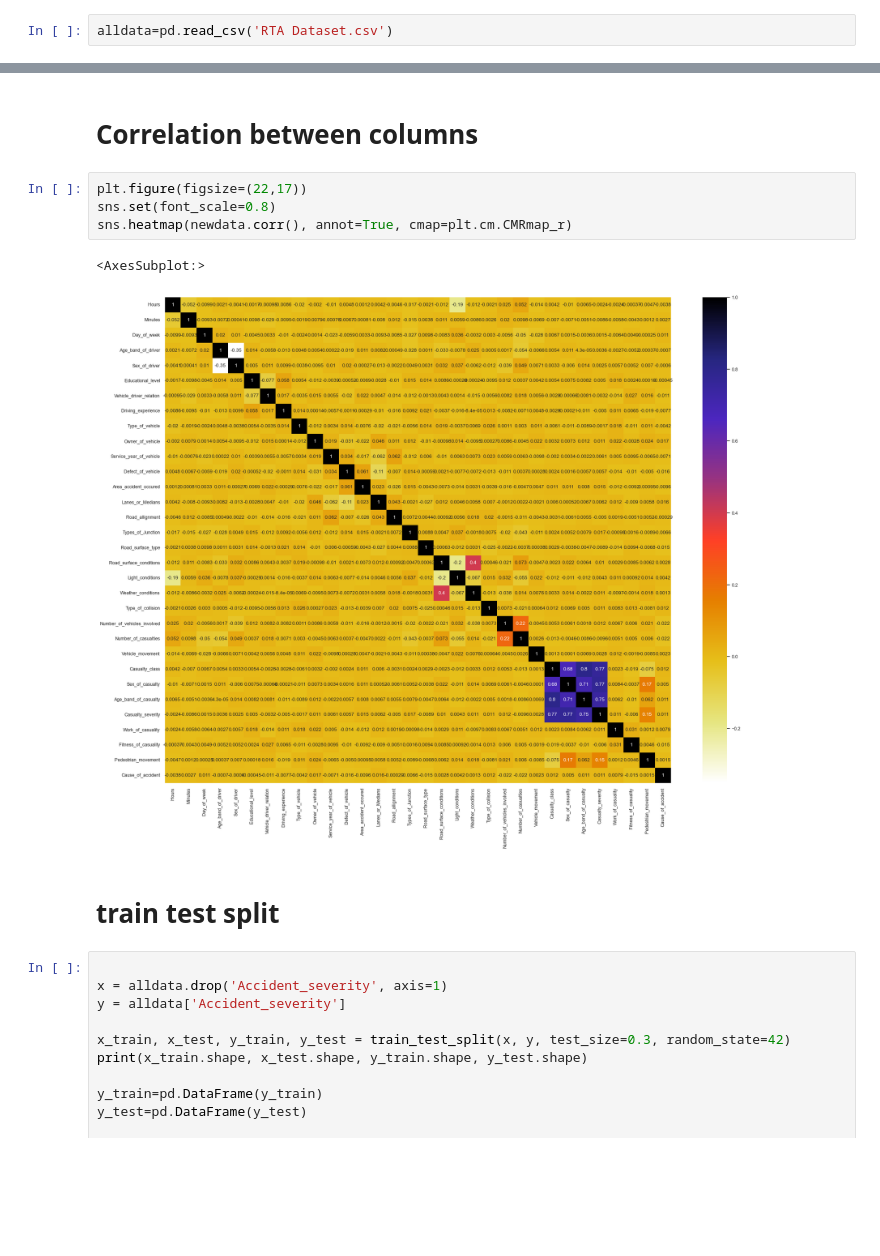
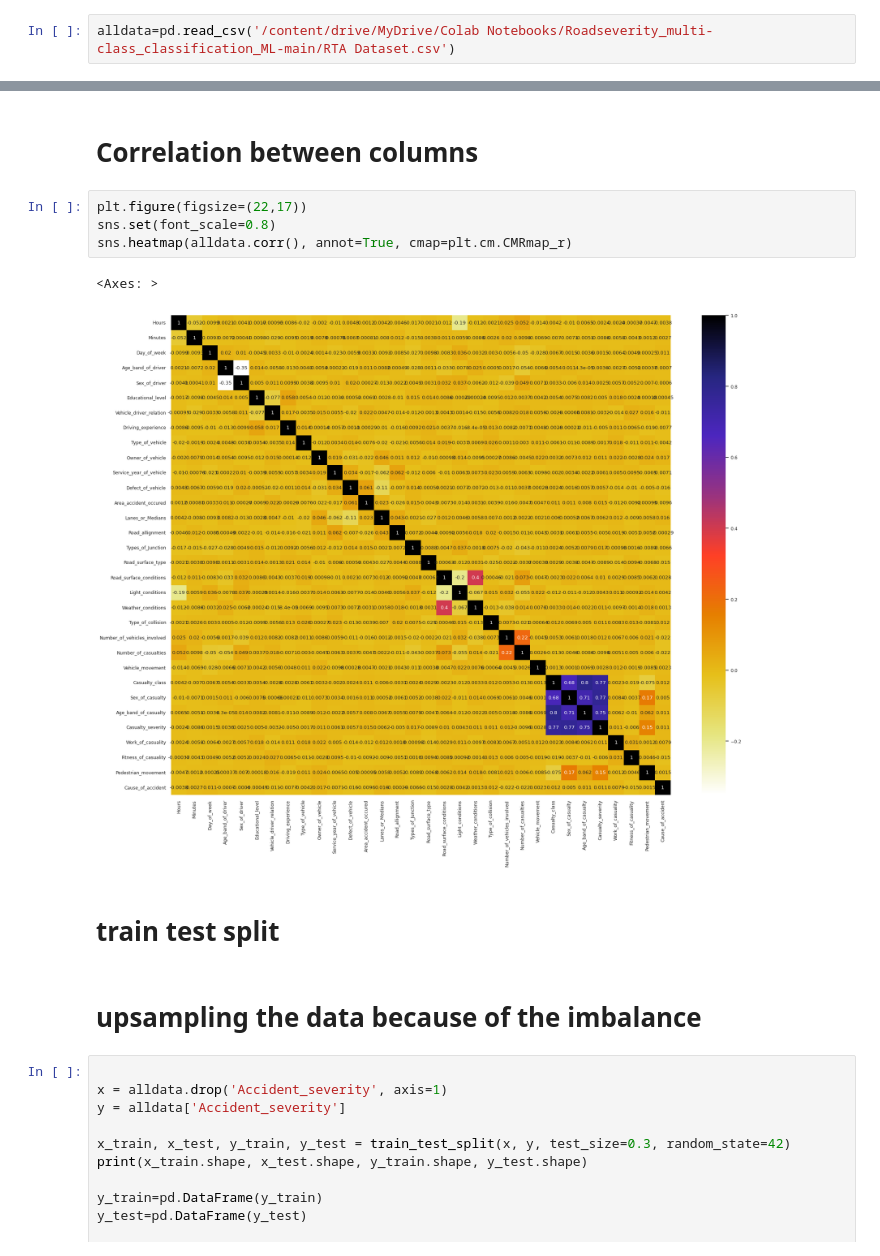
Before and after one commit to viti16/Roadseverity_multi-class_classification_ML, a Jupyter notebook: roadseverityclass.ipynb, the cells around one changed output, grey strips where cells are left out. Cells and saved outputs as stored; diff of their text form; blank space fills up the shorter version.

```diff
--- a/roadseverityclass.ipynb
+++ b/roadseverityclass.ipynb
@@ -28,7 +42,7 @@ from imblearn.over_sampling import SMOTE
 # %% [markdown]
 # Load dataset
 # %%
-alldata=pd.read_csv('RTA Dataset.csv')
+alldata=pd.read_csv('/content/drive/MyDrive/Colab Notebooks/Roadseverity_multi-class_classification_ML-main/RTA Dataset.csv')
 # %%
 alldata
 # %% [output]
@@ -280,12 +294,14 @@ for col in newdata.drop('Accident_severity', axis=1):
 # %%
 plt.figure(figsize=(22,17))
 sns.set(font_scale=0.8)
-sns.heatmap(newdata.corr(), annot=True, cmap=plt.cm.CMRmap_r)
+sns.heatmap(alldata.corr(), annot=True, cmap=plt.cm.CMRmap_r)
 # %% [output]
-<AxesSubplot:>
+<Axes: >
-[figure, old version]
+[figure, new version]
 # %% [markdown]
 # train test split
+# %% [markdown]
+# upsampling the data because of the imbalance
 # %%
 
 x = alldata.drop('Accident_severity', axis=1)
```
Also changed, not shown: parts of 7 cells of this notebook.
